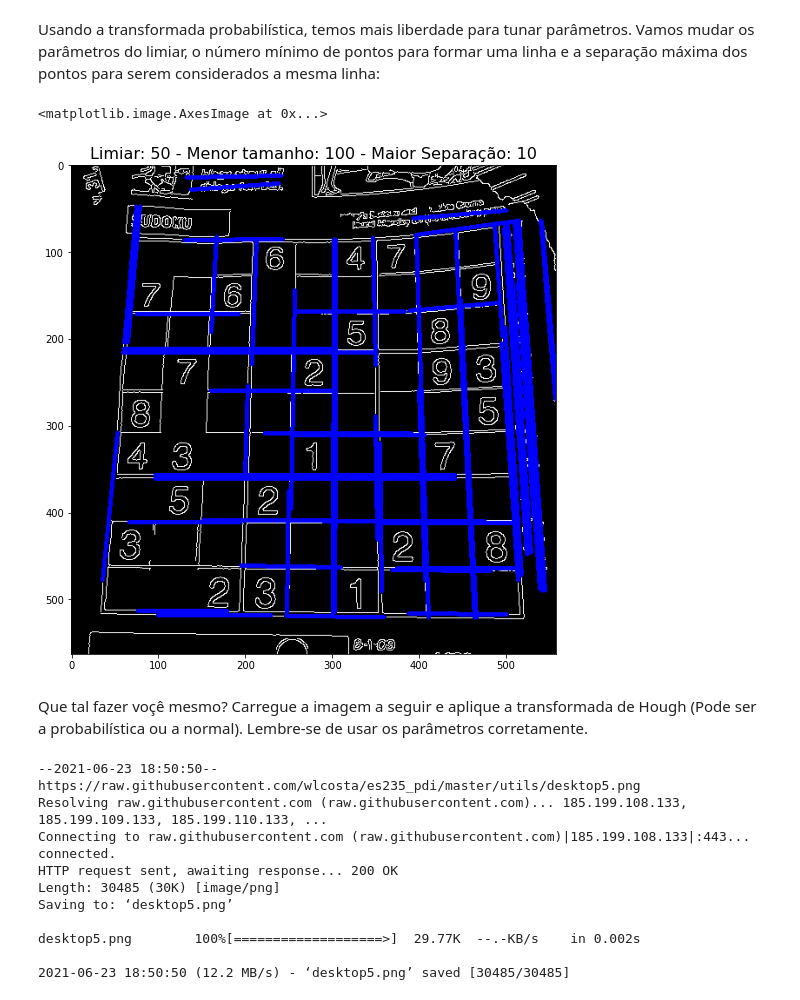
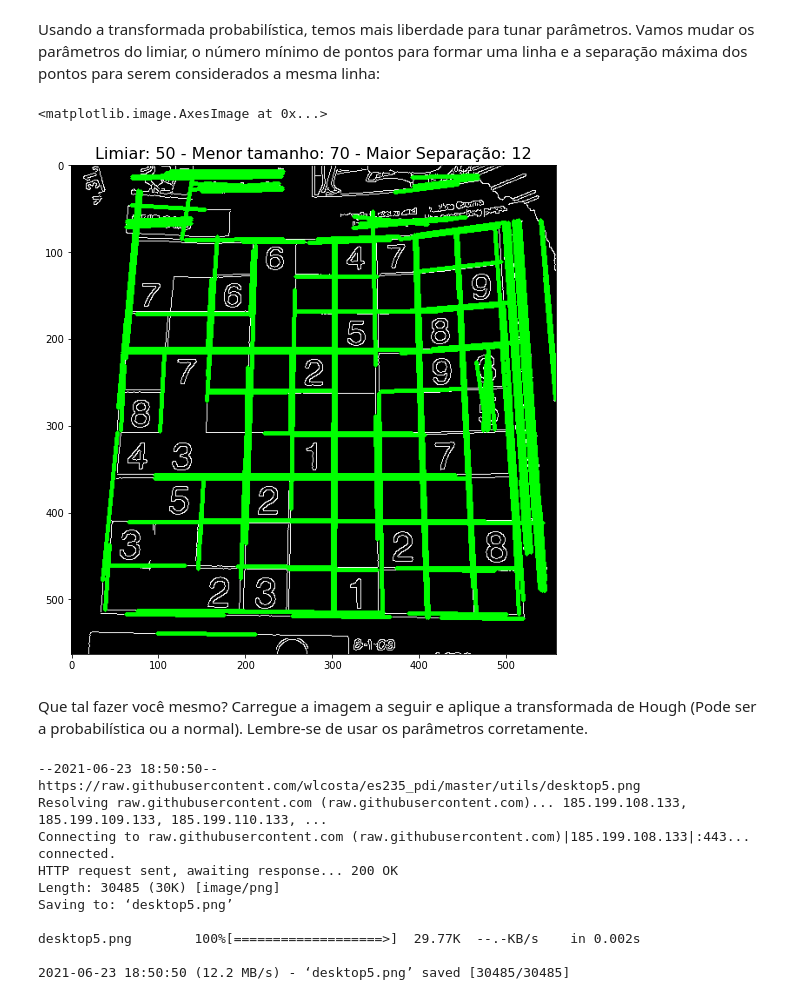
Before and after one commit to wlcosta/es235_pdi, a Jupyter notebook: 11_hough_linhas/lab.ipynb, the cells around one changed output. Saved outputs shown, nothing was run; the diff lists cells and outputs as text; code cells hidden in the pictures.

```diff
--- a/11_hough_linhas/lab.ipynb
+++ b/11_hough_linhas/lab.ipynb
@@ -75,7 +77,7 @@ for linha in linhas:
     y1 = int(y0 + 1000*(a))
     x2 = int(x0 - 1000*(-b))
     y2 = int(y0 - 1000*(a))
-    cv2.line(bordas_copia,(x1,y1),(x2,y2),(0,0,255),2)
+    cv2.line(bordas_copia,(x1,y1),(x2,y2),(0,255,0),2)
 # %%
 plt.imshow(bordas_copia)
 # %% [output]
@@ -86,7 +88,7 @@ O limiar é um parâmetro que pode ser tunado pra mudar o resultado dado pelo pr
 
 *Obs*: como isso é bastante custoso, cuidado com o slider!
 # %%
-l = 200#@param {type:"slider", min:50, max:200, step:1}
+l = 150#@param {type:"slider", min:50, max:200, step:1}
 linhas = cv2.HoughLines(bordas, 1, np.pi / 180, l, None, 0, 0)
 bordas_copia = cv2.cvtColor(bordas, cv2.COLOR_GRAY2BGR)
 
@@ -121,7 +123,7 @@ linhas_P = cv2.HoughLinesP(bordas, 1, np.pi / 180, 50, minLineLength=100, maxLin
 bordas_copia = cv2.cvtColor(bordas, cv2.COLOR_GRAY2BGR)
 for linha in linhas_P:
     x1, y1, x2, y2 = linha[0] # Retorna apenas dois pontos
-    cv2.line(bordas_copia, (x1, y1), (x2, y2), (0, 0, 255), 3)
+    cv2.line(bordas_copia, (x1, y1), (x2, y2), (0, 255, 0), 3)
 # %%
 plt.imshow(bordas_copia)
 # %% [output]
@@ -131,25 +133,25 @@ plt.imshow(bordas_copia)
 Usando a transformada probabilística, temos mais liberdade para tunar parâmetros. Vamos mudar os parâmetros do limiar, o número mínimo de pontos para formar uma linha e a separação máxima dos pontos para serem considerados a mesma linha:
 # %%
 limiar = 50 #@param {type:"slider", min:50, max:200, step:1}
-menorTamanhoLinha=100 #@param {type:"slider", min:50, max:100, step:1}
-maiorSeparacaoLinha=10 #@param {type:"slider", min:10, max:20, step:1}
+menorTamanhoLinha=70 #@param {type:"slider", min:50, max:100, step:1}
+maiorSeparacaoLinha=12 #@param {type:"slider", min:10, max:20, step:1}
 
 linhas_P = cv2.HoughLinesP(bordas, 1, np.pi / 180, limiar, minLineLength=menorTamanhoLinha, maxLineGap=maiorSeparacaoLinha)
 
 bordas_copia = cv2.cvtColor(bordas, cv2.COLOR_GRAY2BGR)
 for linha in linhas_P:
     x1, y1, x2, y2 = linha[0] # Retorna apenas dois pontos
-    cv2.line(bordas_copia, (x1, y1), (x2, y2), (0, 0, 255), 3)
+    cv2.line(bordas_copia, (x1, y1), (x2, y2), (0, 255, 0), 3)
 
 fig, ax = plt.subplots(1, 1, figsize=(12, 9))
 fig.subplots_adjust(hspace=0, wspace=0)
 ax.set_title("Limiar: %d - Menor tamanho: %d - Maior Separação: %d" % (limiar, menorTamanhoLinha, maiorSeparacaoLinha), fontsize=16)
 ax.imshow(bordas_copia)
 # %% [output]
 <matplotlib.image.AxesImage at 0x...>
-[figure, old version]
+[figure, new version]
 # %% [markdown]
-Que tal fazer voçê mesmo? Carregue a imagem a seguir e aplique a transformada de Hough (Pode ser a probabilística ou a normal). Lembre-se de usar os parâmetros corretamente.
+Que tal fazer você mesmo? Carregue a imagem a seguir e aplique a transformada de Hough (Pode ser a probabilística ou a normal). Lembre-se de usar os parâmetros corretamente.
 # %%
 !wget https://raw.githubusercontent.com/wlcosta/es235_pdi/master/utils/desktop5.png
 # %% [output]
```
Also changed, not shown: parts of 5 cells of this notebook.
